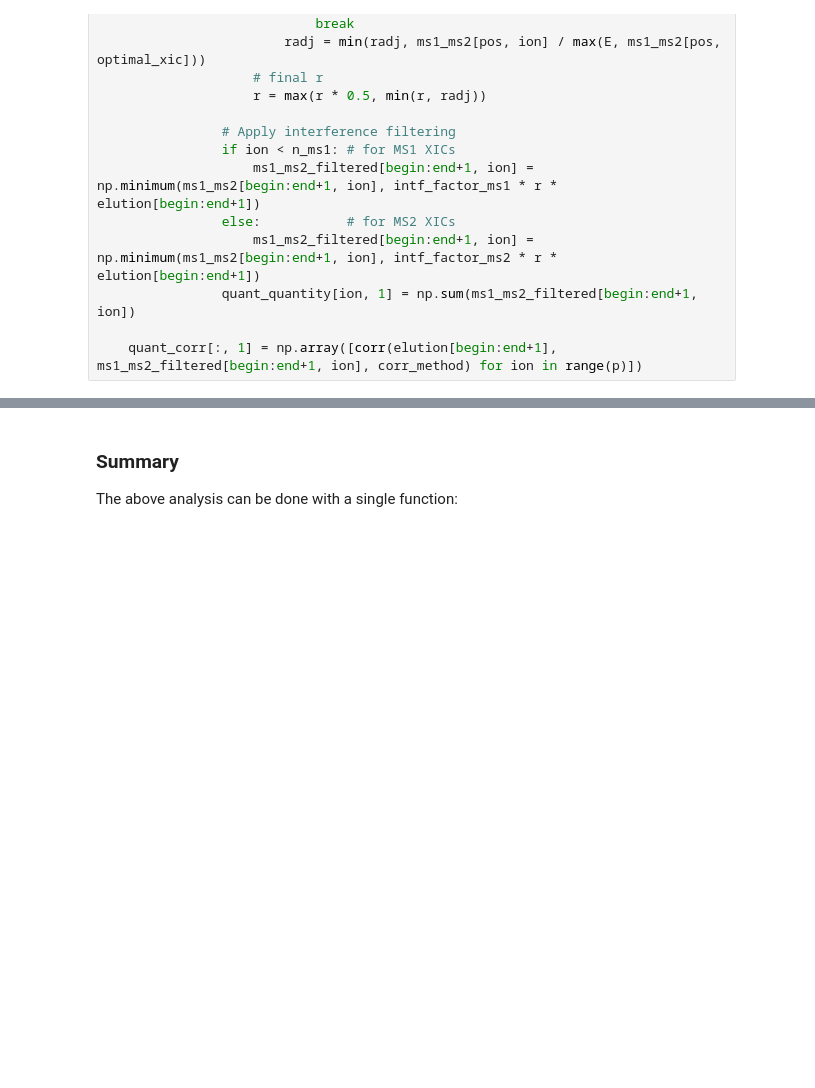
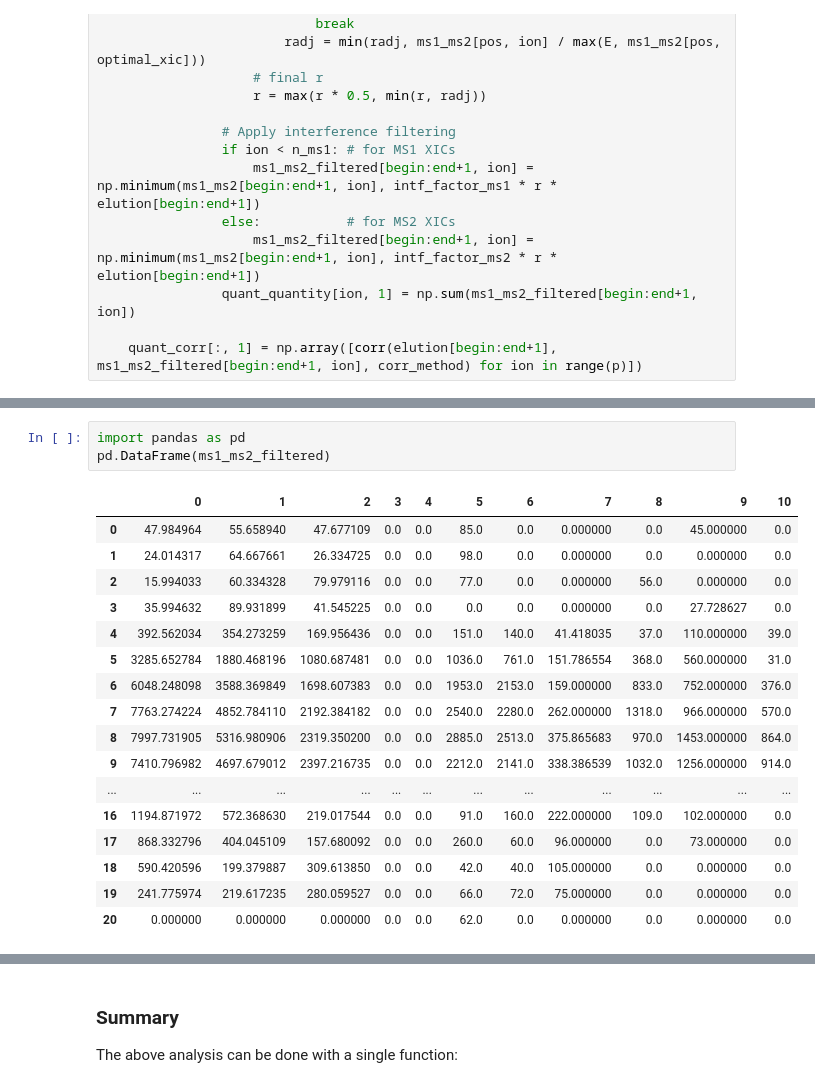
Before and after one commit to yingxue-fu/jumplion, a Jupyter notebook: notebooks/04_xic_quantification.ipynb, the cells around one changed output, grey strips where cells are left out. Drawn from its saved outputs; the diff is of its cells as text; blank space fills up the shorter version.

```diff
--- a/notebooks/04_xic_quantification.ipynb
+++ b/notebooks/04_xic_quantification.ipynb
@@ -172,0 +181,21 @@ array([[ 0.8500177 ,  0.99340958],
+# %%
+import pandas as pd
+pd.DataFrame(ms1_ms2_filtered)
+# %% [output]
+|  | 0 | 1 | 2 | 3 | 4 | 5 | 6 | 7 | 8 | 9 | 10 |
+| 0 | 47.984964 | 55.658940 | 47.677109 | 0.0 | 0.0 | 85.0 | 0.0 | 0.000000 | 0.0 | 45.000000 | 0.0 |
+| 1 | 24.014317 | 64.667661 | 26.334725 | 0.0 | 0.0 | 98.0 | 0.0 | 0.000000 | 0.0 | 0.000000 | 0.0 |
+| 2 | 15.994033 | 60.334328 | 79.979116 | 0.0 | 0.0 | 77.0 | 0.0 | 0.000000 | 56.0 | 0.000000 | 0.0 |
+| 3 | 35.994632 | 89.931899 | 41.545225 | 0.0 | 0.0 | 0.0 | 0.0 | 0.000000 | 0.0 | 27.728627 | 0.0 |
+| 4 | 392.562034 | 354.273259 | 169.956436 | 0.0 | 0.0 | 151.0 | 140.0 | 41.418035 | 37.0 | 110.000000 | 39.0 |
+| 5 | 3285.652784 | 1880.468196 | 1080.687481 | 0.0 | 0.0 | 1036.0 | 761.0 | 151.786554 | 368.0 | 560.000000 | 31.0 |
+| 6 | 6048.248098 | 3588.369849 | 1698.607383 | 0.0 | 0.0 | 1953.0 | 2153.0 | 159.000000 | 833.0 | 752.000000 | 376.0 |
+| 7 | 7763.274224 | 4852.784110 | 2192.384182 | 0.0 | 0.0 | 2540.0 | 2280.0 | 262.000000 | 1318.0 | 966.000000 | 570.0 |
+| 8 | 7997.731905 | 5316.980906 | 2319.350200 | 0.0 | 0.0 | 2885.0 | 2513.0 | 375.865683 | 970.0 | 1453.000000 | 864.0 |
+| 9 | 7410.796982 | 4697.679012 | 2397.216735 | 0.0 | 0.0 | 2212.0 | 2141.0 | 338.386539 | 1032.0 | 1256.000000 | 914.0 |
+| ... | ... | ... | ... | ... | ... | ... | ... | ... | ... | ... | ... |
+| 16 | 1194.871972 | 572.368630 | 219.017544 | 0.0 | 0.0 | 91.0 | 160.0 | 222.000000 | 109.0 | 102.000000 | 0.0 |
+| 17 | 868.332796 | 404.045109 | 157.680092 | 0.0 | 0.0 | 260.0 | 60.0 | 96.000000 | 0.0 | 73.000000 | 0.0 |
+| 18 | 590.420596 | 199.379887 | 309.613850 | 0.0 | 0.0 | 42.0 | 40.0 | 105.000000 | 0.0 | 0.000000 | 0.0 |
+| 19 | 241.775974 | 219.617235 | 280.059527 | 0.0 | 0.0 | 66.0 | 72.0 | 75.000000 | 0.0 | 0.000000 | 0.0 |
+| 20 | 0.000000 | 0.000000 | 0.000000 | 0.0 | 0.0 | 62.0 | 0.0 | 0.000000 | 0.0 | 0.000000 | 0.0 |
```
Also changed, not shown: parts of 9 cells of this notebook, 7 other files.
